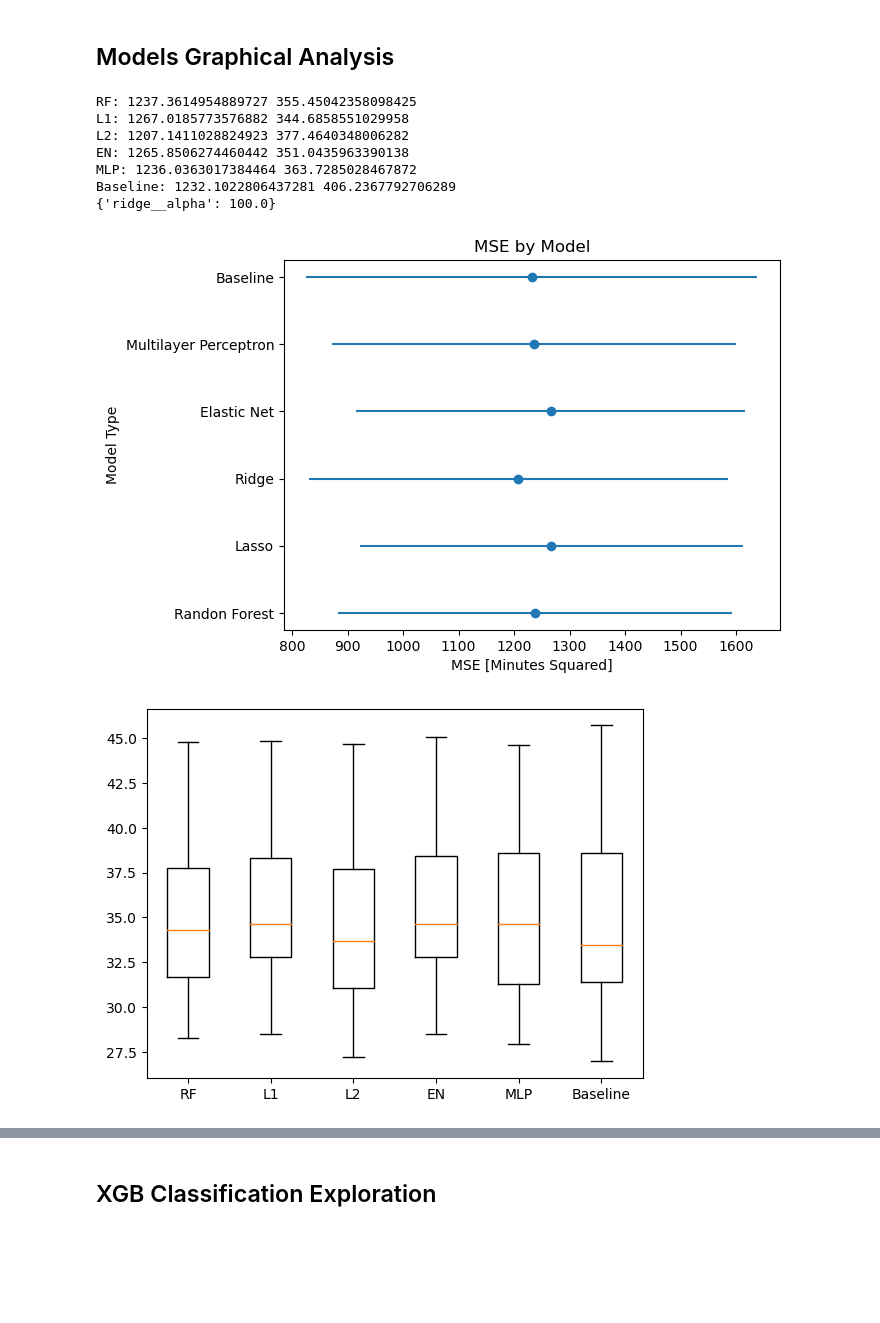
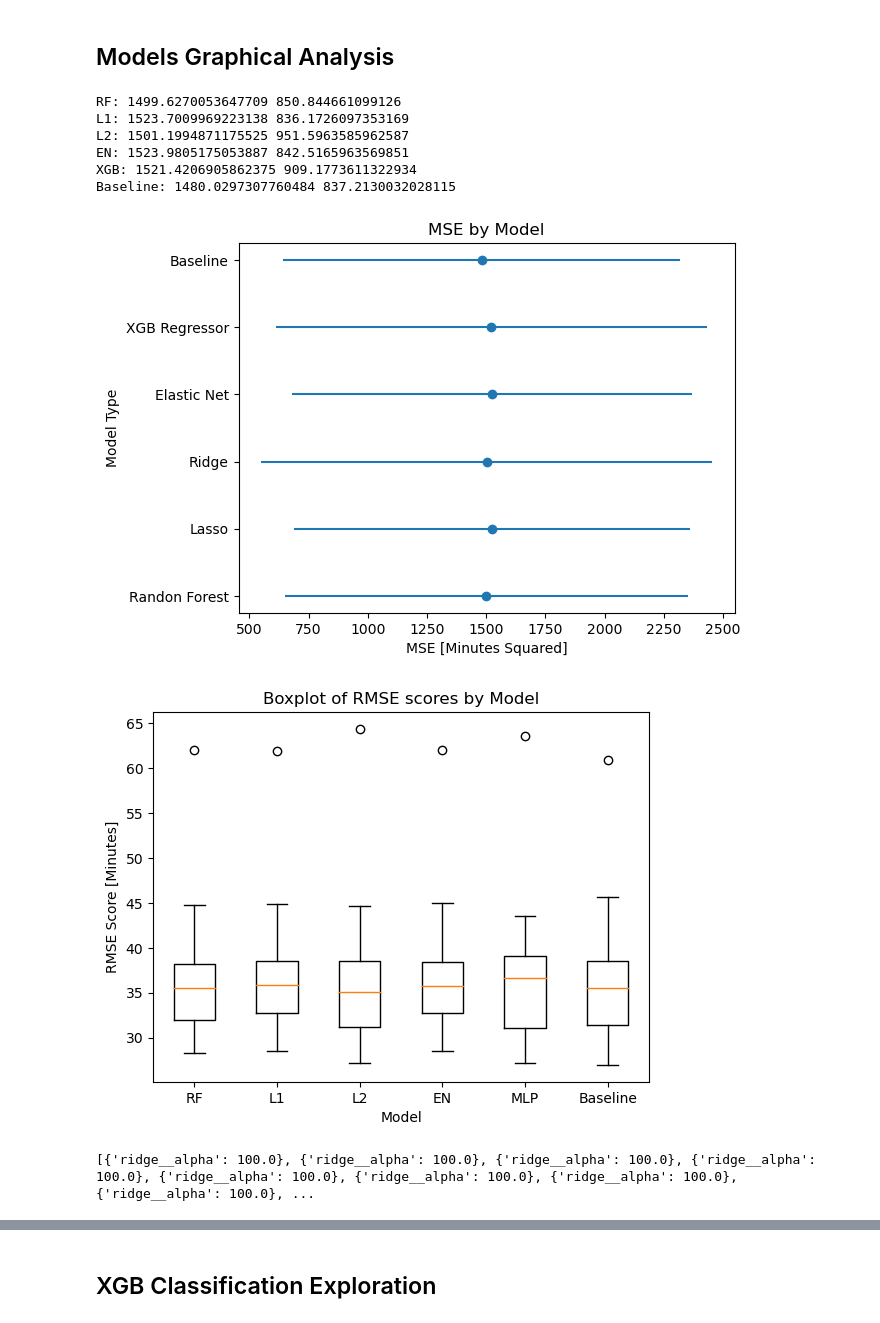
Before and after one commit to amanjal/Data1030-Final, a Jupyter notebook: src/Preprocess.ipynb, the cells around one changed output, grey strips where cells are left out. Drawn from its saved outputs; the diff is of its cells as text; code cells hidden in the pictures; blank space fills up the shorter version.

Commit message:
Preprocessing Done, Model & Pred Saved

```diff
--- a/src/Preprocess.ipynb
+++ b/src/Preprocess.ipynb
@@ -154,7 +155,8 @@ print(mlp_scores)
 # %%
+# Here the prints are just to track how long the model takes, can ignore
 import xgboost as xgb
 param_grid = {
-    'xgbregressor__n_estimators': [10, 100, 500, 1000, 2000],
-    'xgbregressor__max_depth': [5, 7, 9]
+    'xgbregressor__n_estimators': [10, 100, 1000],
+    'xgbregressor__max_depth': [5, 6]
 }
 xgb_scores, xgb_true, xgb_pred, xgb_best_models, xgb_best_params = MLpipe_TSS_MSE_TEST(X, y, preprocessor, xgboost.XGBRegressor(), param_grid)
@@ -176,43 +220,49 @@ print(baseline_scores)
 # %% [markdown]
 ## Models Graphical Analysis
 # %%
+# Print the mean and std of the models
 print('RF:', np.mean(rf_scores), np.std(rf_scores))
 print('L1:', np.mean(l1_scores), np.std(l1_scores))
 print('L2:', np.mean(l2_scores), np.std(l2_scores))
 print('EN:', np.mean(en_scores), np.std(en_scores))
-print('MLP:', np.mean(mlp_scores), np.std(mlp_scores))
+print('XGB:', np.mean(xgb_scores), np.std(xgb_scores))
 print('Baseline:', np.mean(baseline_scores), np.std(baseline_scores))
-print(l2_params)
 # %% [output]
-RF: 1237.3614954889727 355.45042358098425
-L1: 1267.0185773576882 344.6858551029958
-L2: 1207.1411028824923 377.4640348006282
-EN: 1265.8506274460442 351.0435963390138
-MLP: 1236.0363017384464 363.7285028467872
-Baseline: 1232.1022806437281 406.2367792706289
-{'ridge__alpha': 100.0}
+RF: 1499.6270053647709 850.844661099126
+L1: 1523.7009969223138 836.1726097353169
+L2: 1501.1994871175525 951.5963585962587
+EN: 1523.9805175053887 842.5165963569851
+XGB: 1521.4206905862375 909.1773611322934
+Baseline: 1480.0297307760484 837.2130032028115
 # %%
 # Plot of mean & Std of MSE of the models
-y_plot = ['Randon Forest', 'Lasso', 'Ridge', 'Elastic Net', 'Multilayer Perceptron', 'Baseline']
-x_plot = [np.mean(rf_scores), np.mean(l1_scores), np.mean(l2_scores), np.mean(en_scores), np.mean(mlp_scores), np.mean(baseline_scores)]
-x_err = [np.std(rf_scores), np.std(l1_scores), np.std(l2_scores), np.std(en_scores), np.std(mlp_scores), np.std(baseline_scores)]
+y_plot = ['Randon Forest', 'Lasso', 'Ridge', 'Elastic Net', 'XGB Regressor', 'Baseline']
+x_plot = [np.mean(rf_scores), np.mean(l1_scores), np.mean(l2_scores), np.mean(en_scores), np.mean(xgb_scores), np.mean(baseline_scores)]
+x_err = [np.std(rf_scores), np.std(l1_scores), np.std(l2_scores), np.std(en_scores), np.std(xgb_scores), np.std(baseline_scores)]
 plt.errorbar(x_plot, y_plot, xerr = x_err, fmt='o')
 plt.xlabel('MSE [Minutes Squared]')
 plt.ylabel('Model Type')
 plt.title('MSE by Model')
 plt.savefig('../figures/MSE_Mean_Std', dpi=300, bbox_inches="tight")
 plt.show()
 # %% [output]
-[figure, old version]
+[figure, new version]
 # %%
 # Plot of RMSE of the models
 x = ['RF', 'L1', 'L2', 'EN', 'MLP', 'Baseline']
-y_labels = [np.sqrt(rf_scores), np.sqrt(l1_scores), np.sqrt(l2_scores), np.sqrt(en_scores), np.sqrt(mlp_scores), np.sqrt(baseline_scores)]
+y_labels = [np.sqrt(rf_scores), np.sqrt(l1_scores), np.sqrt(l2_scores), np.sqrt(en_scores), np.sqrt(xgb_scores), np.sqrt(baseline_scores)]
 plt.boxplot(y_labels, labels=x)
+plt.ylabel('RMSE Score [Minutes]')
+plt.xlabel("Model")
+plt.title("Boxplot of RMSE scores by Model")
 plt.savefig('../figures/BoxPlot_RMSE', dpi=300, bbox_inches="tight")
 plt.show()
 # %% [output]
-[figure, old version]
+[figure, new version]
+# %%
+print(l2_best_params)
+# %% [output]
+[{'ridge__alpha': 100.0}, {'ridge__alpha': 100.0}, {'ridge__alpha': 100.0}, {'ridge__alpha': 100.0}, {'ridge__alpha': 100.0}, {'ridge__alpha': 100.0}, {'ridge__alpha': 100.0}, {'ridge__alpha': 100.0}, ...
 # %%
 # Show predicted vs true points of 300 randomly selected points from test set 8
 from numpy import random
```
Also changed, not shown: parts of 9 cells of this notebook, 31 other files.
